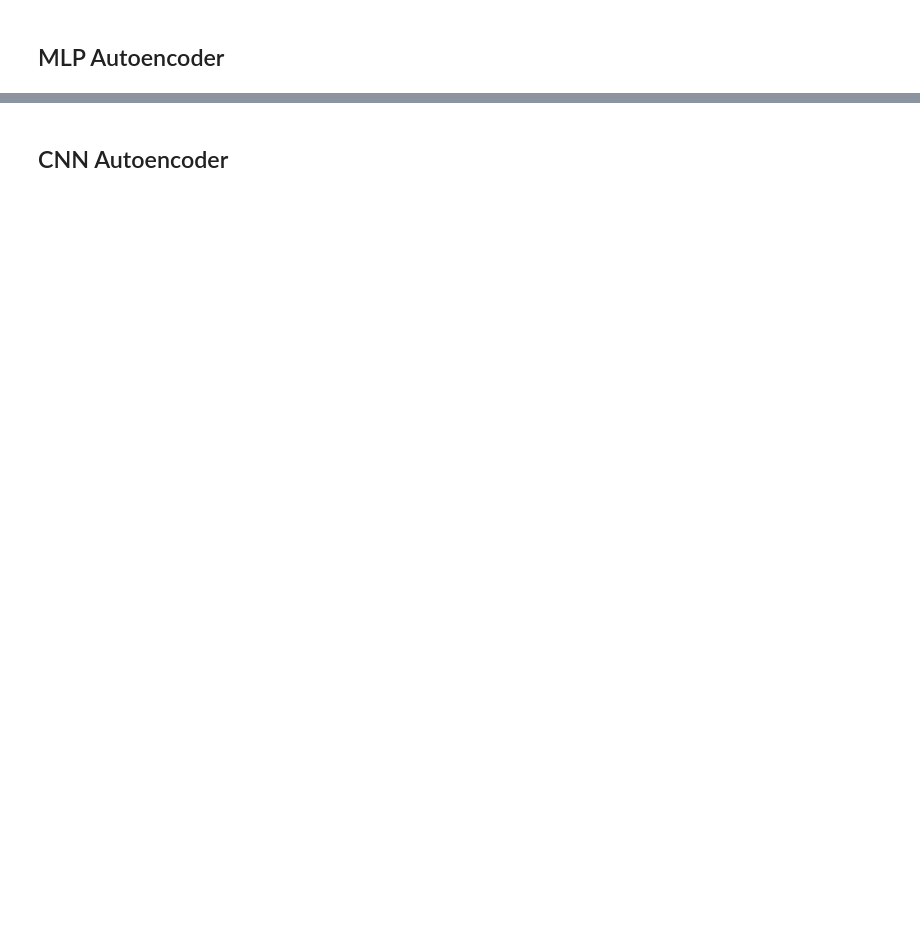
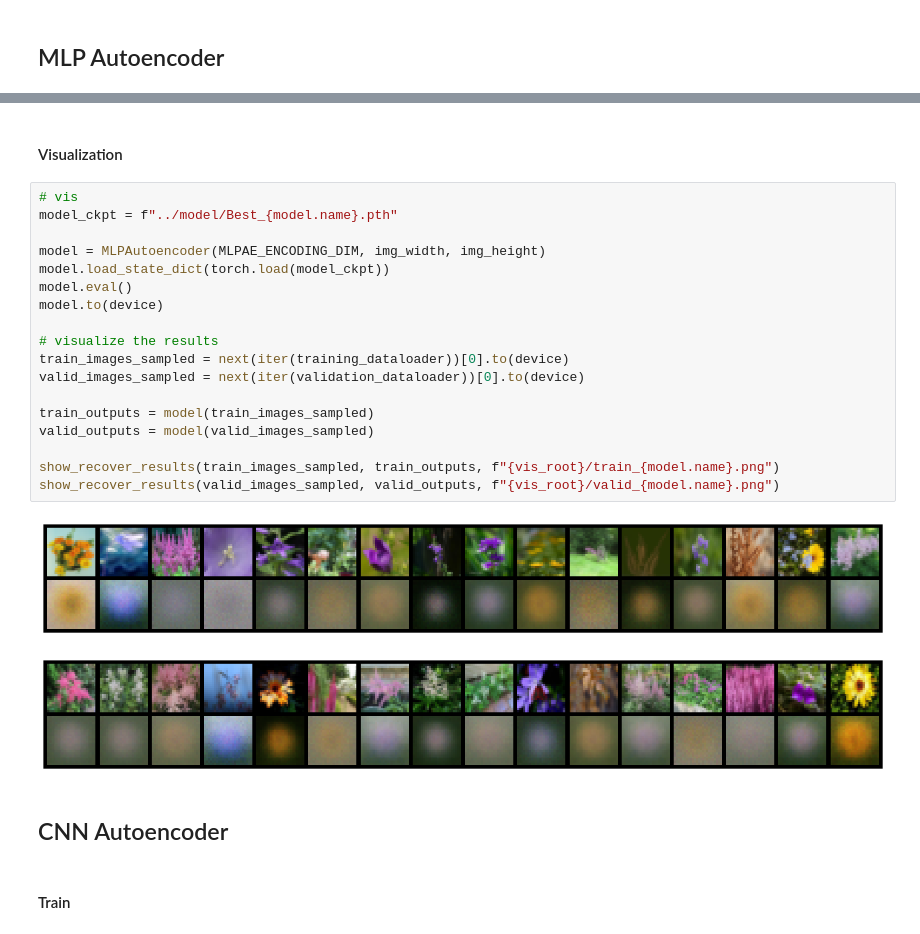
Before and after one commit to Cyfef/ML-codes, a Jupyter notebook: Network/AE/test.ipynb, the cells around one changed output, grey strips where cells are left out. Saved outputs shown, nothing was run; the diff lists cells and outputs as text; blank space fills up the shorter version.

```diff
--- a/Network/AE/test.ipynb
+++ b/Network/AE/test.ipynb
@@ -82,5 +94,30 @@ KeyboardInterrupt:
+# %% [markdown]
+#### Visualization
+# %%
+# vis
+model_ckpt = f"../model/Best_{model.name}.pth"
+
+model = MLPAutoencoder(MLPAE_ENCODING_DIM, img_width, img_height)
+model.load_state_dict(torch.load(model_ckpt))
+model.eval()
+model.to(device)
+
+# visualize the results
+train_images_sampled = next(iter(training_dataloader))[0].to(device)
+valid_images_sampled = next(iter(validation_dataloader))[0].to(device)
+
+train_outputs = model(train_images_sampled)
+valid_outputs = model(valid_images_sampled)
+
+show_recover_results(train_images_sampled, train_outputs, f"{vis_root}/train_{model.name}.png")
+show_recover_results(valid_images_sampled, valid_outputs, f"{vis_root}/valid_{model.name}.png")
+# %% [output]
+[figure, added]
+[figure, added]
 # %% [markdown]
 ## CNN Autoencoder
+# %% [markdown]
+#### Train
 # %%
 from CNNAE import CNNAutoencoder, CNNAE_ENCODING_DIM
 
```
Also changed, not shown: parts of 10 cells of this notebook, 3 other files.
